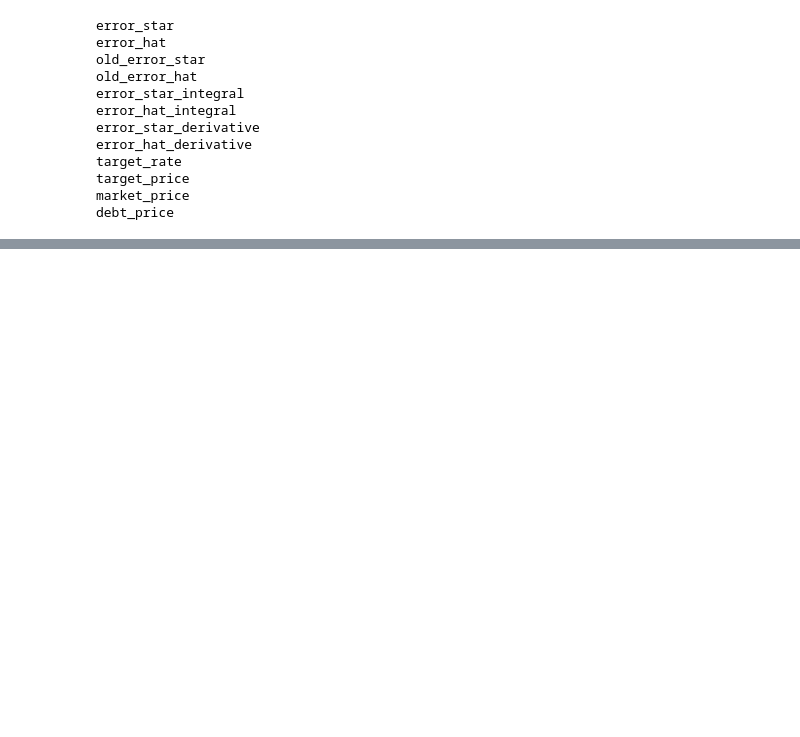
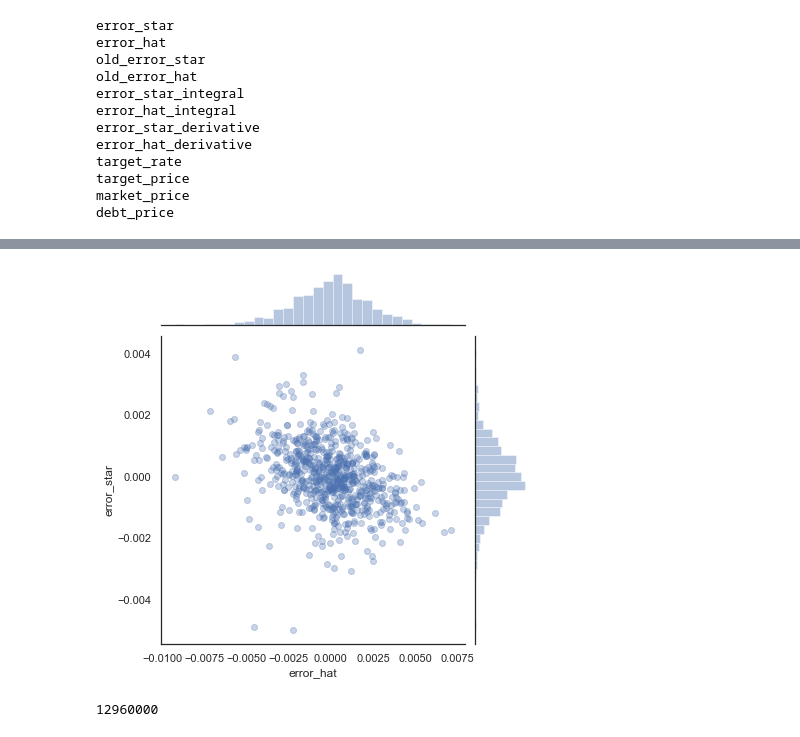
Before and after one commit to reflexer-labs/reflexer-digital-twin, a Jupyter notebook: notebook.ipynb, the cells around one changed output, grey strips where cells are left out. Drawn from its saved outputs; the diff is of its cells as text; code cells hidden in the pictures; blank space fills up the shorter version.

```diff
--- a/notebook.ipynb
+++ b/notebook.ipynb
@@ -112,0 +121,8 @@ df.plot(kind='line', x='timestamp', y=['error_star','error_star_derivative_scale
+# %%
+g = sns.jointplot(x="error_hat", y="error_star", alpha=.3, data=df)
+# %% [output]
+[figure, added]
+# %%
+3600**2
+# %% [output]
+12960000
```
Also changed, not shown: parts of 7 cells of this notebook, 4 other files.
